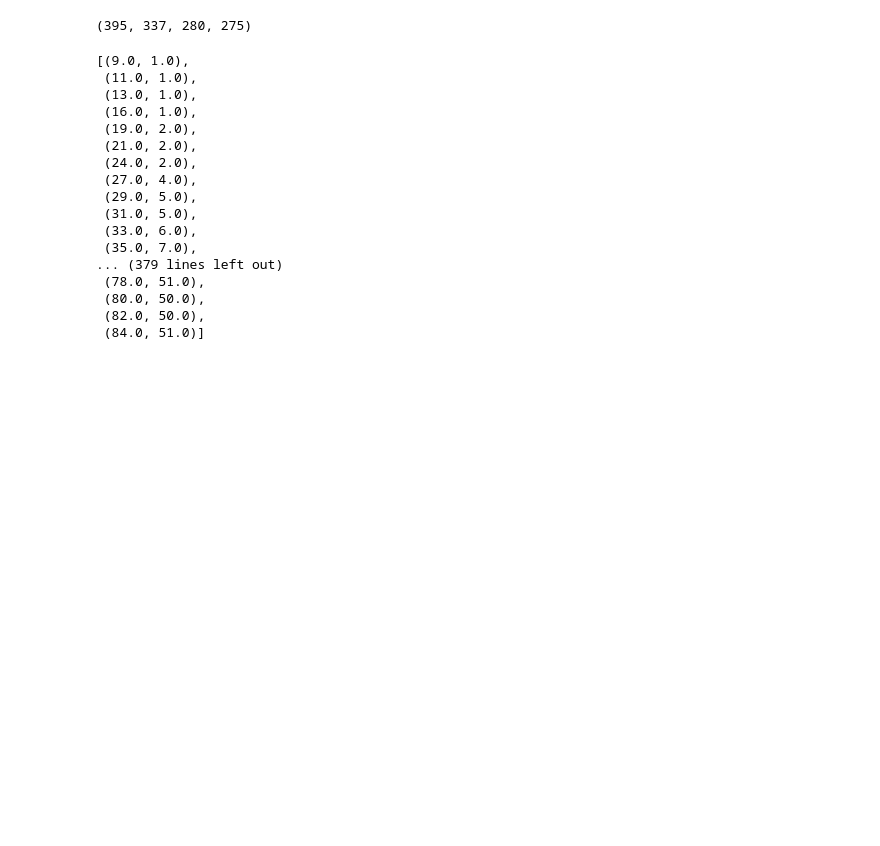
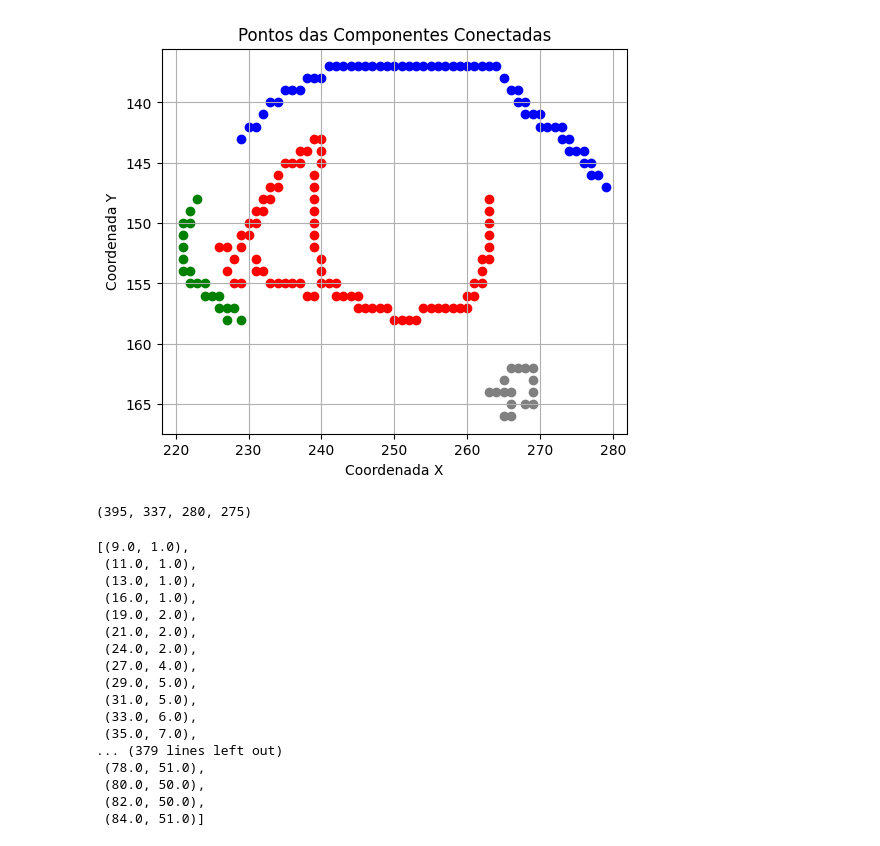
Before and after one commit to MariaLuizaLogrado/PVA, a Jupyter notebook: face_recognition.ipynb, the cells around one changed output. Cells and saved outputs as stored; diff of their text form; code cells hidden in the pictures; blank space fills up the shorter version.

```diff
--- a/face_recognition.ipynb
+++ b/face_recognition.ipynb
@@ -153,3 +157,11 @@ plot_splines(results[0][8].all_X_nose, results[0][8].all_Y_nose, results[0][8].a
+# %%
+highlight_components(results[0][2].right_eye_dict, results[0][4].dic_main_right_eye_cc, "right_eye")
+# plot_logest_path(results[0][2].right_eye_dict, results[0][6].longest_path_right_eye, results[0][5].nodes_right_eye, name='05_longest_path_right_eye')
+# plot_logest_path(results[0][2].right_eye_dict, results[0][6].new_longest_path_right_eye, results[0][5].nodes_right_eye, name='06_new_longest_path_right_eye')
+# plot_sorted_points(results[0][7].sorted_coord_right_eye, "right_eye")
+# plot_splines(results[0][8].all_X_right_eye, results[0][8].all_Y_right_eye, results[0][8].all_control_x_right_eye, results[0][8].all_control_y_right_eye, name="right_eye")
+# %% [output]
+[figure, added]
 # %%
 import numpy as np
 le1 = np.concatenate([arr.flatten() for arr in results[0][7].all_X_left_eye]).tolist()
```
Also changed, not shown: parts of 7 cells of this notebook, 22 other files.
